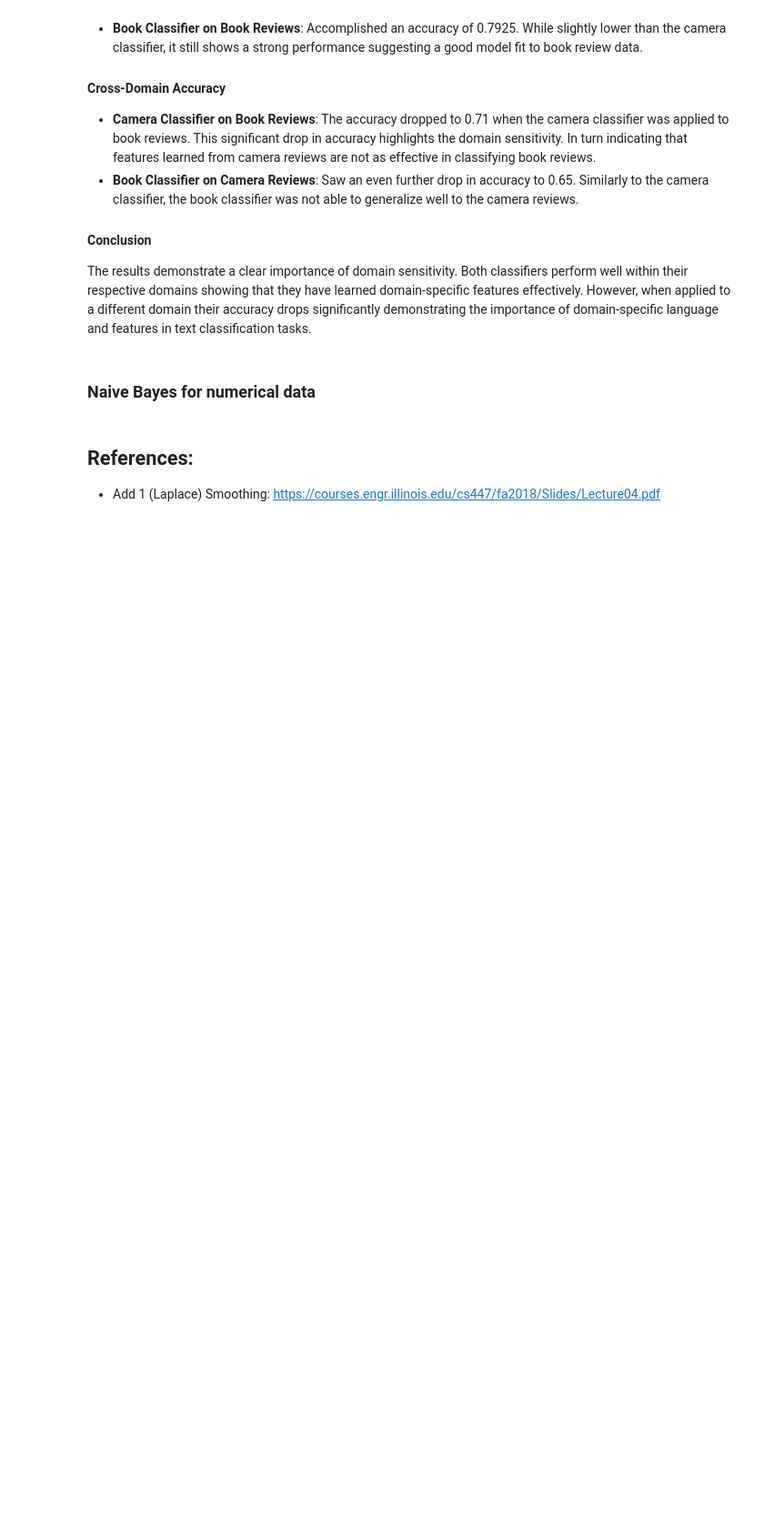
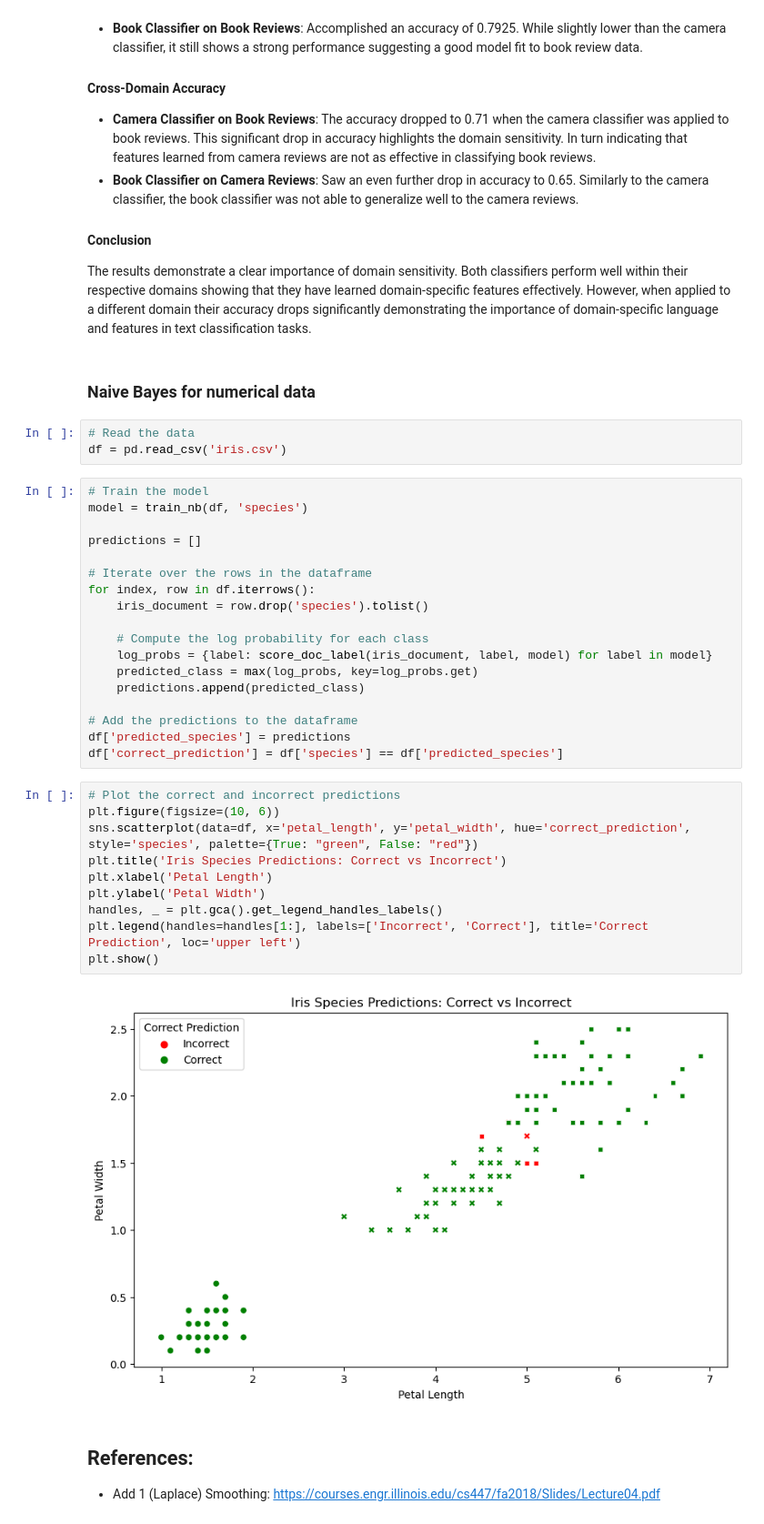
Before and after one commit to NilsDunlop/DIT863-Assignments, a Jupyter notebook: Assignment 2/Assignment 2.ipynb, the cells around one changed output. Shown at 91% size. Saved outputs shown, nothing was run; the diff lists cells and outputs as text; blank space fills up the shorter version.

Commit message:
Add Naive Bayes for numerical data

```diff
--- a/Assignment 2/Assignment 2.ipynb
+++ b/Assignment 2/Assignment 2.ipynb
@@ -408,6 +446,39 @@ Book Classifier on Camera Reviews Accuracy: 0.65
 The results demonstrate a clear importance of domain sensitivity. Both classifiers perform well within their respective domains showing that they have learned domain-specific features effectively. However, when applied to a different domain their accuracy drops significantly demonstrating the importance of domain-specific language and features in text classification tasks.
 # %% [markdown]
 ### Naive Bayes for numerical data
+# %%
+# Read the data
+df = pd.read_csv('iris.csv')
+# %%
+# Train the model
+model = train_nb(df, 'species')
+
+predictions = []
+
+# Iterate over the rows in the dataframe
+for index, row in df.iterrows():
+    iris_document = row.drop('species').tolist()
+
+    # Compute the log probability for each class
+    log_probs = {label: score_doc_label(iris_document, label, model) for label in model}
+    predicted_class = max(log_probs, key=log_probs.get)
+    predictions.append(predicted_class)
+
+# Add the predictions to the dataframe
+df['predicted_species'] = predictions
+df['correct_prediction'] = df['species'] == df['predicted_species']
+# %%
+# Plot the correct and incorrect predictions
+plt.figure(figsize=(10, 6))
+sns.scatterplot(data=df, x='petal_length', y='petal_width', hue='correct_prediction', style='species', palette={True: "green", False: "red"})
+plt.title('Iris Species Predictions: Correct vs Incorrect')
+plt.xlabel('Petal Length')
+plt.ylabel('Petal Width')
+handles, _ = plt.gca().get_legend_handles_labels()
+plt.legend(handles=handles[1:], labels=['Incorrect', 'Correct'], title='Correct Prediction', loc='upper left')
+plt.show()
+# %% [output]
+[figure, added]
 # %% [markdown]
 ## References:
 * Add 1 (Laplace) Smoothing: https://courses.engr.illinois.edu/cs447/fa2018/Slides/Lecture04.pdf
```
Also changed, not shown: parts of 12 cells of this notebook.
